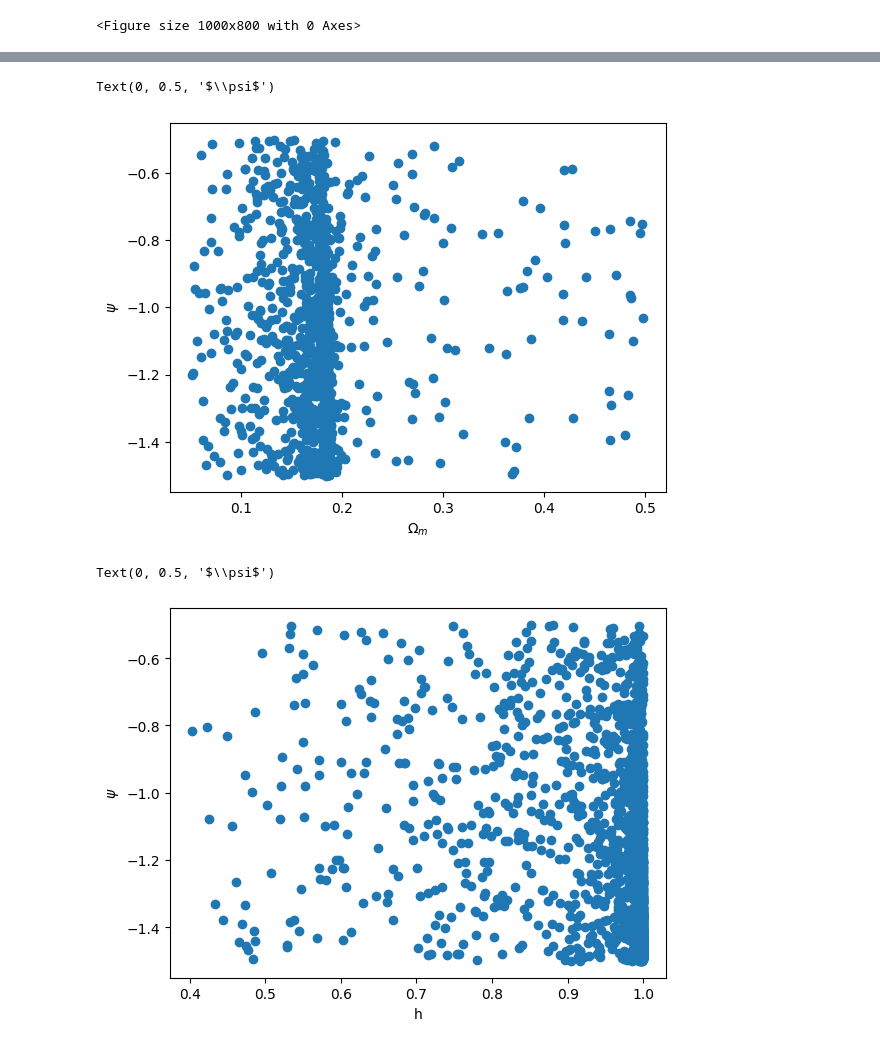
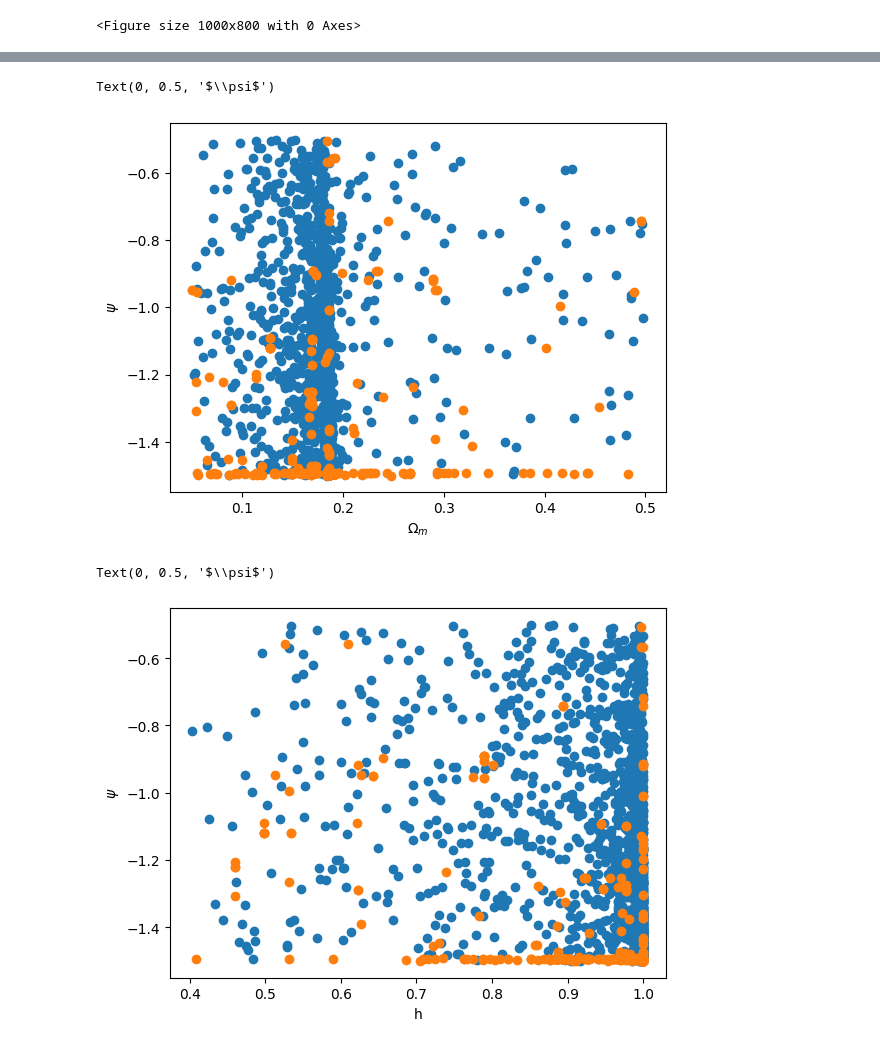
Before and after one commit to igomezv/cosmo_tools, a Jupyter notebook: models/genetic_paper/plots.ipynb, the cells around one changed output, grey strips where cells are left out. Drawn from its saved outputs; the diff is of its cells as text; code cells hidden in the pictures.

```diff
--- a/models/genetic_paper/plots.ipynb
+++ b/models/genetic_paper/plots.ipynb
@@ -590,6 +587,7 @@ fig.savefig('graduatedBAOHD_genetic.png')
 [figure]
 <Figure size 1000x800 with 0 Axes>
 # %%
-data = np.loadtxt(dir_name+"Grad_phy_BBAO+HD_nested_multi_1.txt", delimiter=' ')
+data1 = np.loadtxt(dir_name+"Grad_phy_BBAO+HD_nested_multi_1.txt", delimiter=' ')
+data2 = np.loadtxt(dir_name+"Grad_phy_BBAO+HD_ga_deap_1.txt", delimiter=' ')
 data
 # %% [output]
@@ -616,14 +615,16 @@ Text(0, 0.5, 'h')
 # %%
-plt.scatter(data[:,2], data[:,5])
+plt.scatter(data1[:,2], data1[:,5])
+plt.scatter(data2[:,2], data2[:,5])
 plt.xlabel('$\Omega_m$')
 plt.ylabel('$\psi$')
 # %% [output]
 Text(0, 0.5, '$\\psi$')
-[figure, old version]
+[figure, new version]
 # %%
-plt.scatter(data[:,4], data[:,5])
+plt.scatter(data1[:,4], data1[:,5])
+plt.scatter(data2[:,4], data2[:,5])
 plt.xlabel('h')
 plt.ylabel('$\psi$')
 # %% [output]
 Text(0, 0.5, '$\\psi$')
-[figure, old version]
+[figure, new version]
```
Also changed, not shown: parts of 8 cells of this notebook.
